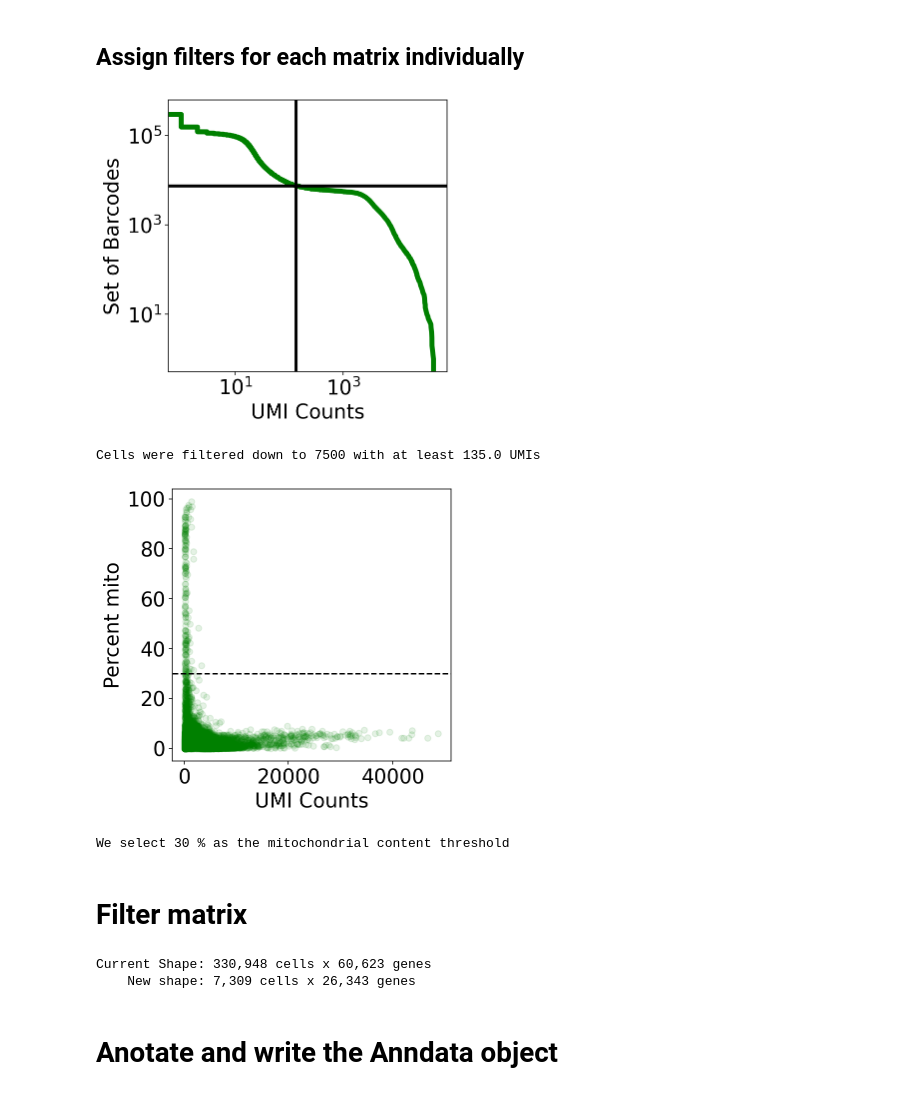
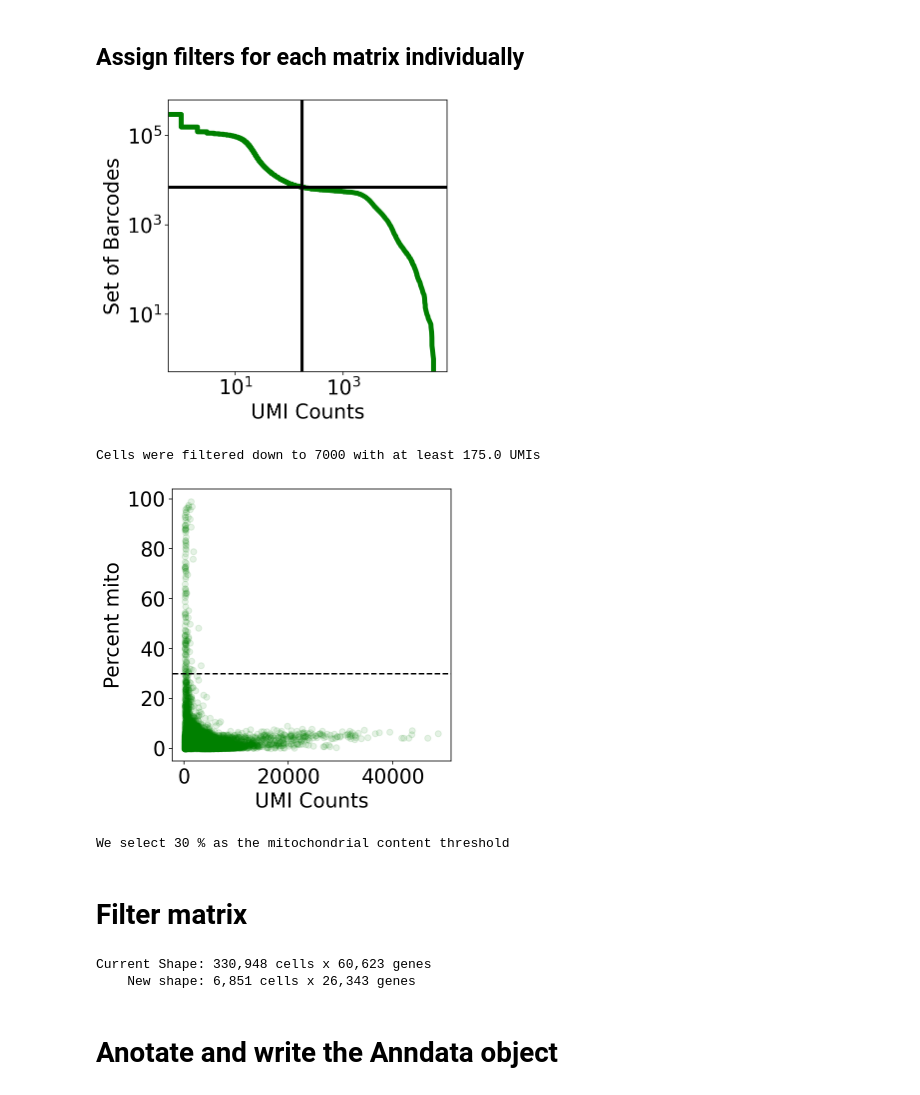
Before and after one commit to agalvezm/ACE2_scRNAseq, a Jupyter notebook: notebooks_countmatrices/GSE120446_GSM3396173.ipynb, the cells around one changed output. Saved outputs shown, nothing was run; the diff lists cells and outputs as text; code cells hidden in the pictures.

```diff
--- a/notebooks_countmatrices/GSE120446_GSM3396173.ipynb
+++ b/notebooks_countmatrices/GSE120446_GSM3396173.ipynb
@@ -383,7 +383,7 @@ gene_threshold = 3
 mito_criteria = 30
 # %%
 
-expected_num_cells = 7500#@param {type:"integer"}
+expected_num_cells = 7000#@param {type:"integer"}
 knee = np.sort(nd(results[sample_id[samp_n]].X.sum(axis=1)))[::-1]
 
 fig, ax = plt.subplots(figsize=(5, 5))
@@ -403,36 +403,36 @@ plt.show()
 
 cell_threshold = knee[expected_num_cells]
 
 results["cell_threshold" + sample_id[samp_n]] = knee[expected_num_cells]
 
 print ("Cells were filtered down to " + str(expected_num_cells) + " with at least " + str(cell_threshold) + " UMIs")
 
 
 mito_criteria = 30#@param {type:"integer"}
 results["mito_criteria" + sample_id[samp_n]] = mito_criteria
 
 fig, ax = plt.subplots(figsize=(5,5))
 
 
 x = nd(results[sample_id[samp_n]].obs["cell_counts"][results[sample_id[i]].obs["cell_counts"] > cell_threshold])
 y = nd(results[sample_id[samp_n]].obs["percent_mito"][results[sample_id[i]].obs["cell_counts"] > cell_threshold])
 
 ax.scatter(x, y, color="green", alpha=0.1)
 
 ax.axhline(y=mito_criteria, linestyle="--", color="k")
 
 
 ax.set_xlabel("UMI Counts")
 ax.set_ylabel("Percent mito")
 
 
 plt.show()
 
 print("We select " + str(mito_criteria) + " % as the mitochondrial content threshold")
 # %% [output]
-[figure, old version]
+[figure, new version]
-Cells were filtered down to 7500 with at least 135.0 UMIs
+Cells were filtered down to 7000 with at least 175.0 UMIs
-[figure, old version]
+[figure, new version]
 We select 30 % as the mitochondrial content threshold
 # %% [markdown]
 # Filter matrix
@@ -450,7 +450,7 @@ for i in range(no_samples):
   results["data_" + sample_id[i]] = results[sample_id[i]][cell_mask, gene_mask]
 # %% [output]
 Current Shape: 330,948 cells x 60,623 genes
-    New shape: 7,309 cells x 26,343 genes
+    New shape: 6,851 cells x 26,343 genes
 # %% [markdown]
 # Anotate and write the Anndata object
 # %%
```
Also changed, not shown: parts of 6 cells of this notebook.
